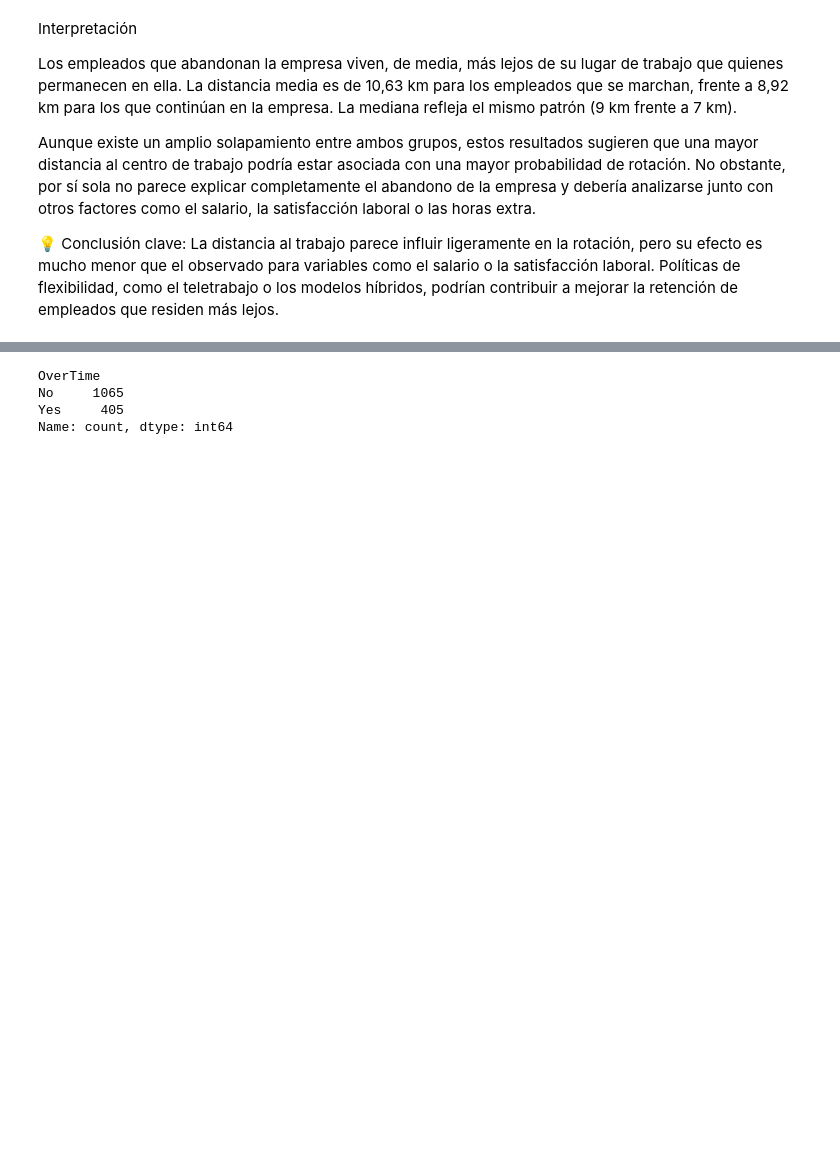
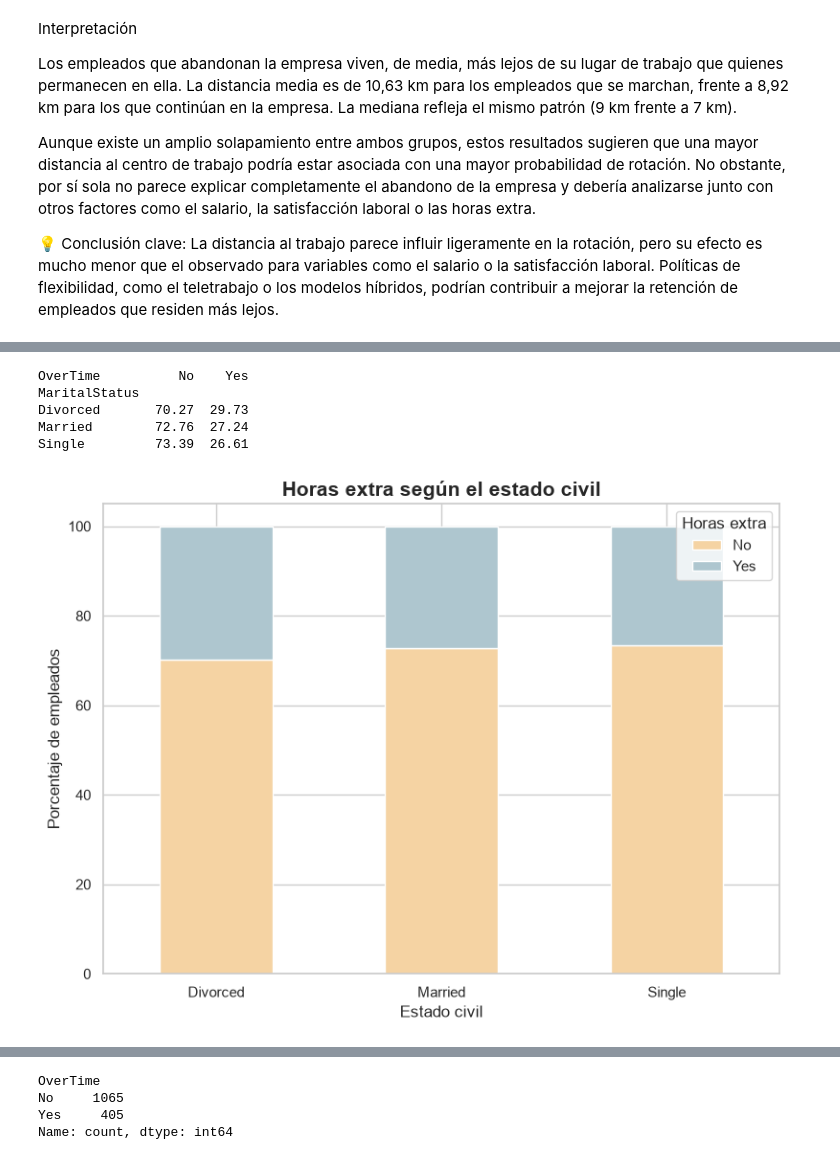
Before and after one commit to Adalab/project-da-promo-67-modulo-3-team-1, a Jupyter notebook: fase-3-visualizacion.ipynb, the cells around one changed output, grey strips where cells are left out. Saved outputs shown, nothing was run; the diff lists cells and outputs as text; code cells hidden in the pictures; blank space fills up the shorter version.

```diff
--- a/fase-3-visualizacion.ipynb
+++ b/fase-3-visualizacion.ipynb
@@ -572,0 +709,37 @@ Aunque existe un amplio solapamiento entre ambos grupos, estos resultados sugier
+# %%
+# Parte 2. Estado civil, horas extra y frecuencia de viajes. Aquí queremos ver si los empleados solteros, casados o divorciados son quienes más hacen horas extra y viajan con mayor frecuencia.
+# Horas extra
+tabla_overtime = pd.crosstab(
+    df["MaritalStatus"],
+    df["OverTime"],
+    normalize="index"
+) * 100
+
+print(tabla_overtime.round(2))
+
+tabla_overtime.plot(
+    kind="bar",
+    stacked=True,
+    figsize=(8,6),
+    color=["#F5D3A3", "#AEC6CF"]
+)
+
+plt.title("Horas extra según el estado civil",
+          fontsize=15,
+          fontweight="bold")
+
+plt.xlabel("Estado civil")
+plt.ylabel("Porcentaje de empleados")
+
+plt.xticks(rotation=0)
+plt.legend(title="Horas extra")
+
+plt.tight_layout()
+plt.show()
+# %% [output]
+OverTime          No    Yes
+MaritalStatus
+Divorced       70.27  29.73
+Married        72.76  27.24
+Single         73.39  26.61
+[figure, added]
```
Also changed, not shown: parts of 45 cells of this notebook.
